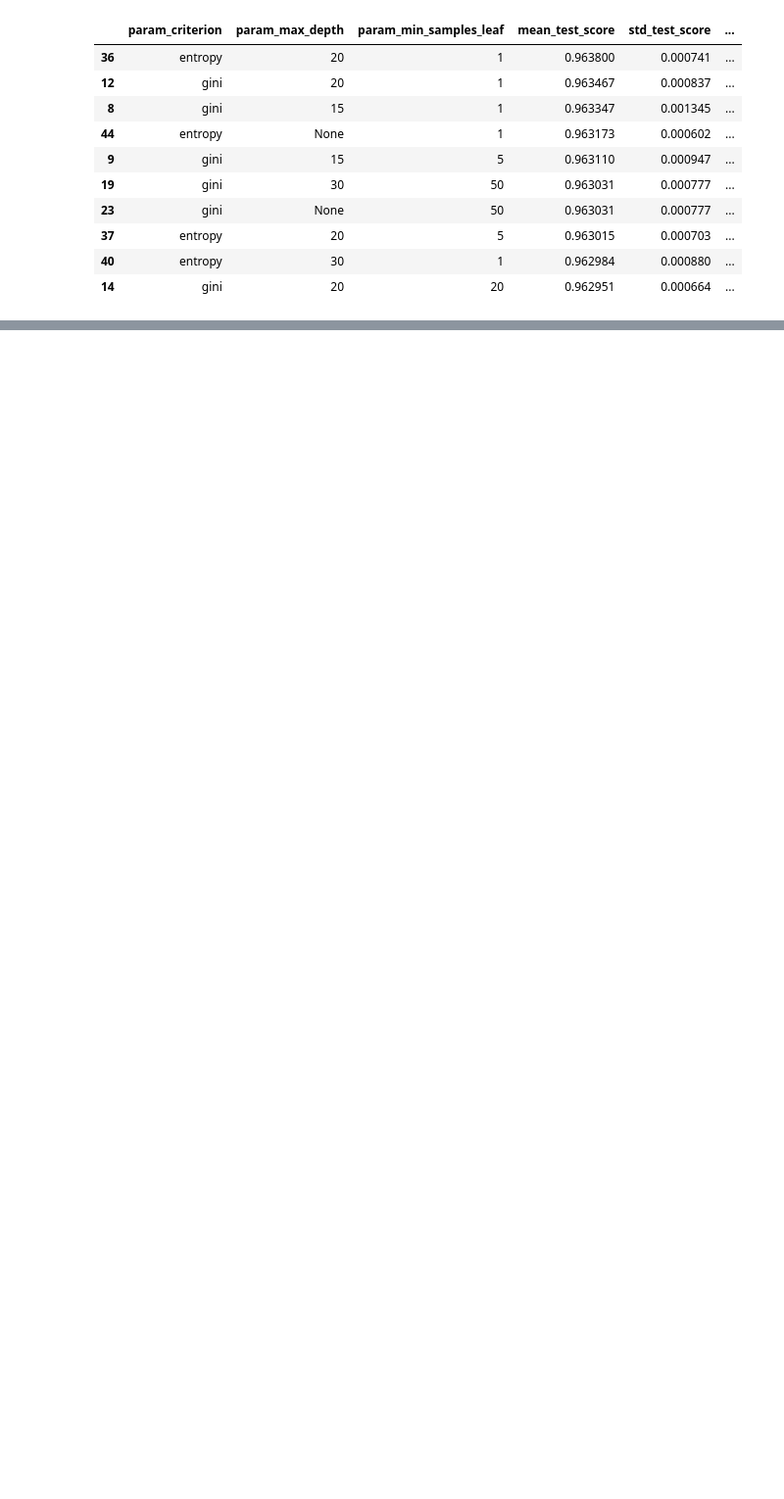
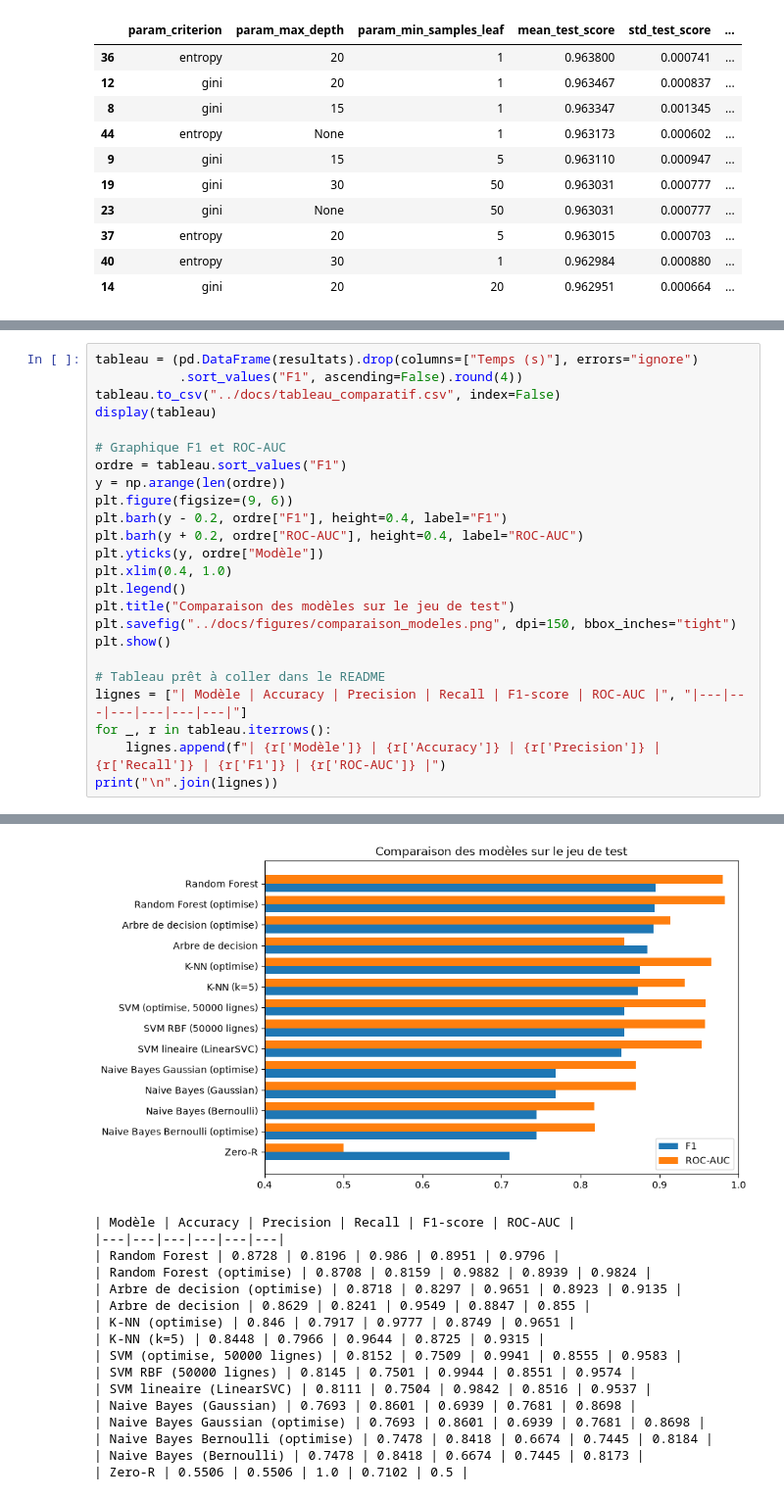
Before and after one commit to barellina/DM-Detection-Intrusions-UNSW-NB15, a Jupyter notebook: notebooks/03_model_training_evaluation.ipynb, the cells around one changed output, grey strips where cells are left out. Shown at 98% size. Drawn from its saved outputs; the diff is of its cells as text; blank space fills up the shorter version.

```diff
--- a/notebooks/03_model_training_evaluation.ipynb
+++ b/notebooks/03_model_training_evaluation.ipynb
@@ -561,0 +596,25 @@ Naive Bayes Bernoulli (optimise)    0.7478     0.8418  0.6674 0.7445   0.8184
+# %%
+tableau = (pd.DataFrame(resultats).drop(columns=["Temps (s)"], errors="ignore")
+           .sort_values("F1", ascending=False).round(4))
+tableau.to_csv("../docs/tableau_comparatif.csv", index=False)
+display(tableau)
+
+# Graphique F1 et ROC-AUC
+ordre = tableau.sort_values("F1")
+y = np.arange(len(ordre))
+plt.figure(figsize=(9, 6))
+plt.barh(y - 0.2, ordre["F1"], height=0.4, label="F1")
+plt.barh(y + 0.2, ordre["ROC-AUC"], height=0.4, label="ROC-AUC")
+plt.yticks(y, ordre["Modèle"])
+plt.xlim(0.4, 1.0)
+plt.legend()
+plt.title("Comparaison des modèles sur le jeu de test")
+plt.savefig("../docs/figures/comparaison_modeles.png", dpi=150, bbox_inches="tight")
+plt.show()
+
+# Tableau prêt à coller dans le README
+lignes = ["| Modèle | Accuracy | Precision | Recall | F1-score | ROC-AUC |", "|---|---|---|---|---|---|"]
+for _, r in tableau.iterrows():
+    lignes.append(f"| {r['Modèle']} | {r['Accuracy']} | {r['Precision']} | {r['Recall']} | {r['F1']} | {r['ROC-AUC']} |")
+print("\n".join(lignes))
+# %% [output]
@@ -561,0 +636,17 @@ Naive Bayes Bernoulli (optimise)    0.7478     0.8418  0.6674 0.7445   0.8184
+[figure, added]
+| Modèle | Accuracy | Precision | Recall | F1-score | ROC-AUC |
+|---|---|---|---|---|---|
+| Random Forest | 0.8728 | 0.8196 | 0.986 | 0.8951 | 0.9796 |
+| Random Forest (optimise) | 0.8708 | 0.8159 | 0.9882 | 0.8939 | 0.9824 |
+| Arbre de decision (optimise) | 0.8718 | 0.8297 | 0.9651 | 0.8923 | 0.9135 |
+| Arbre de decision | 0.8629 | 0.8241 | 0.9549 | 0.8847 | 0.855 |
+| K-NN (optimise) | 0.846 | 0.7917 | 0.9777 | 0.8749 | 0.9651 |
+| K-NN (k=5) | 0.8448 | 0.7966 | 0.9644 | 0.8725 | 0.9315 |
+| SVM (optimise, 50000 lignes) | 0.8152 | 0.7509 | 0.9941 | 0.8555 | 0.9583 |
+| SVM RBF (50000 lignes) | 0.8145 | 0.7501 | 0.9944 | 0.8551 | 0.9574 |
+| SVM lineaire (LinearSVC) | 0.8111 | 0.7504 | 0.9842 | 0.8516 | 0.9537 |
+| Naive Bayes (Gaussian) | 0.7693 | 0.8601 | 0.6939 | 0.7681 | 0.8698 |
+| Naive Bayes Gaussian (optimise) | 0.7693 | 0.8601 | 0.6939 | 0.7681 | 0.8698 |
+| Naive Bayes Bernoulli (optimise) | 0.7478 | 0.8418 | 0.6674 | 0.7445 | 0.8184 |
+| Naive Bayes (Bernoulli) | 0.7478 | 0.8418 | 0.6674 | 0.7445 | 0.8173 |
+| Zero-R | 0.5506 | 0.5506 | 1.0 | 0.7102 | 0.5 |
```
Also changed, not shown: parts of 15 cells of this notebook, 3 other files.
